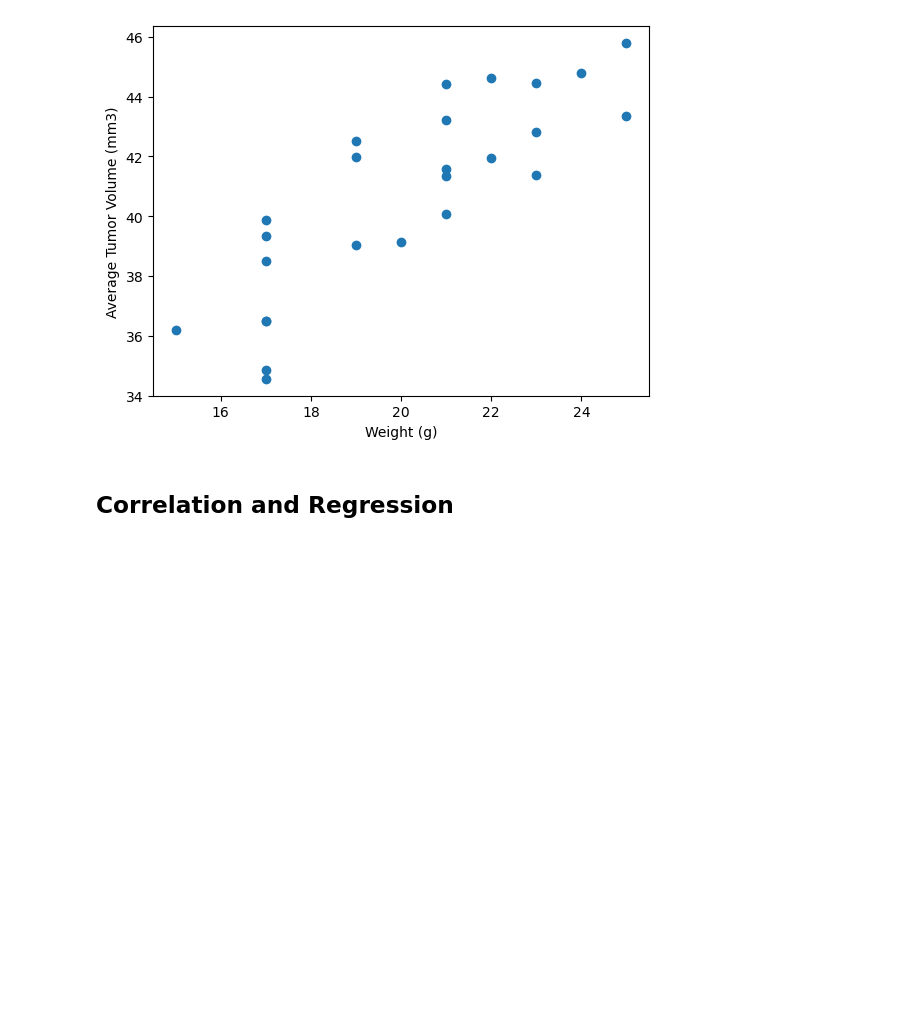
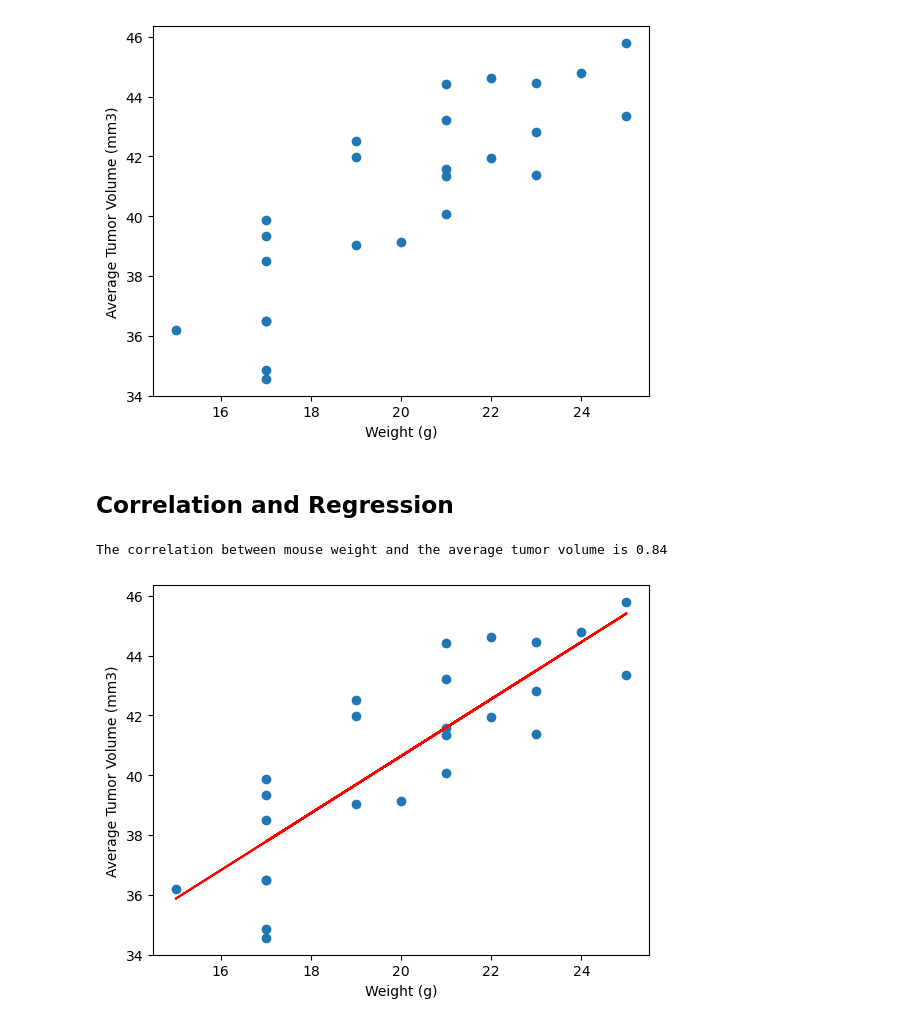
Before and after one commit to Starkilled1/Pymaceuticals-Challenge, a Jupyter notebook: pymaceuticals_starter copy.ipynb, the cells around one changed output. Cells and saved outputs as stored; diff of their text form; code cells hidden in the pictures; blank space fills up the shorter version.

Commit message:
correlation and regression added

```diff
--- a/pymaceuticals_starter copy.ipynb
+++ b/pymaceuticals_starter copy.ipynb
@@ -254,0 +252,16 @@ plt.show()
+# %%
+# Calculate the correlation coefficient and a linear regression model
+# for mouse weight and average observed tumor volume for the entire Capomulin regimen
+
+slope, intercept, r, p, se = st.linregress(avg_tumor_vol['Weight (g)'].values, avg_tumor_vol['Tumor Volume (mm3)'].values)
+
+regress_values = (avg_tumor_vol['Weight (g)']) * slope + intercept
+print(f'The correlation between mouse weight and the average tumor volume is {r:.2f}')
+plt.plot(avg_tumor_vol['Weight (g)'],regress_values, "r-")
+plt.scatter(avg_tumor_vol['Weight (g)'], avg_tumor_vol['Tumor Volume (mm3)'])
+plt.xlabel('Weight (g)')
+plt.ylabel('Average Tumor Volume (mm3)')
+plt.show()
+# %% [output]
+The correlation between mouse weight and the average tumor volume is 0.84
+[figure, added]
```
Also changed, not shown: parts of 1 cell of this notebook.
